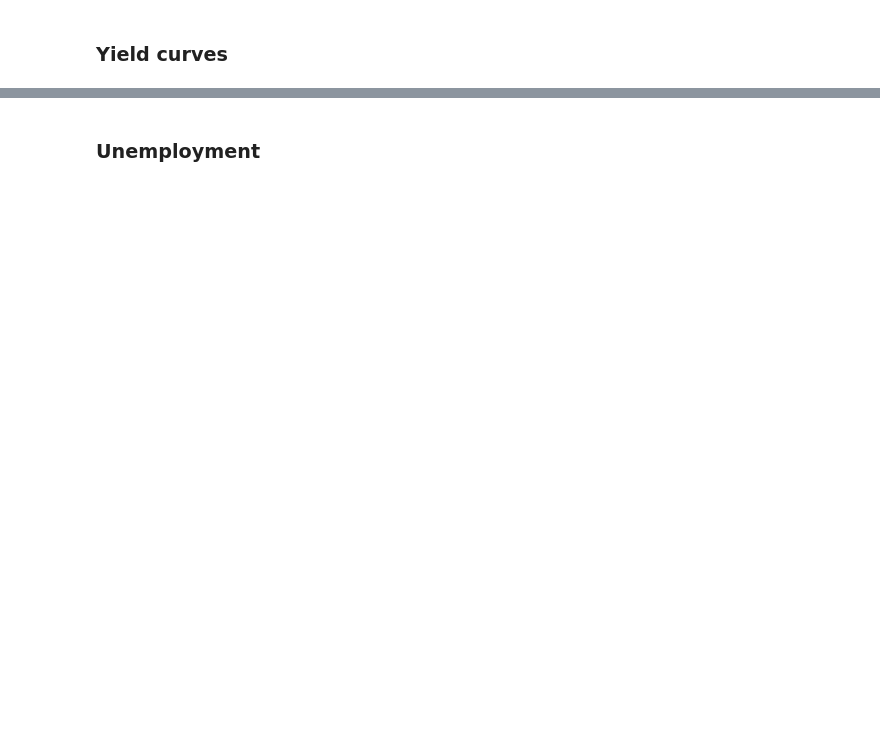
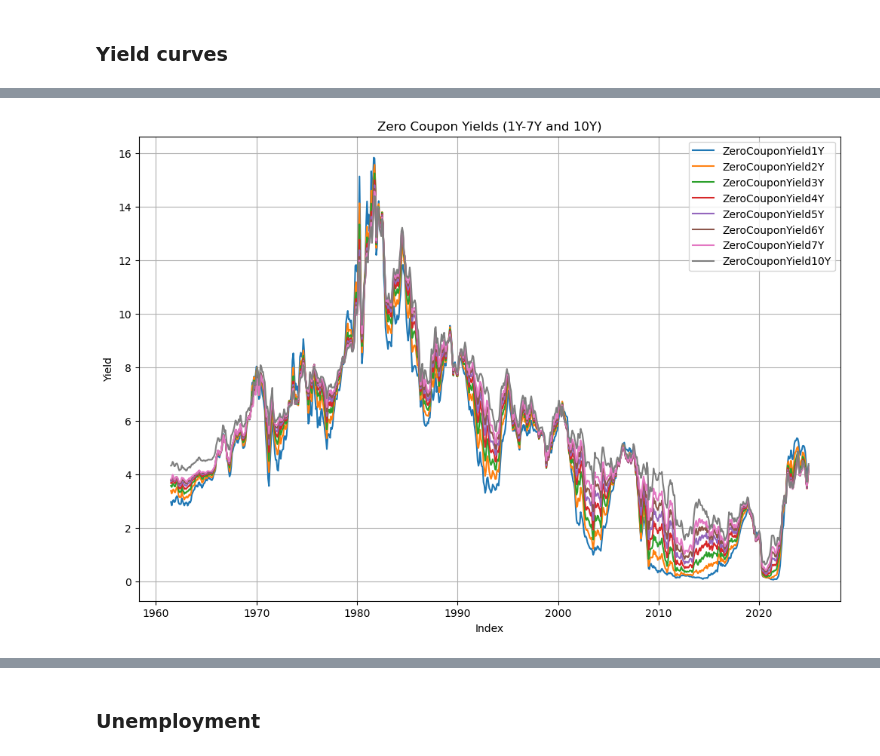
Before and after one commit to ChrisLato/AISE-4010-Project, a Jupyter notebook: Data Pre-processing.ipynb, the cells around one changed output, grey strips where cells are left out. Saved outputs shown, nothing was run; the diff lists cells and outputs as text; code cells hidden in the pictures; blank space fills up the shorter version.

```diff
--- a/Data Pre-processing.ipynb
+++ b/Data Pre-processing.ipynb
@@ -90,0 +194,35 @@ plt.show()
+# %%
+# Flatten the predictions to ensure compatibility
+data.loc[data[target_columnIFR].isna(), target_columnIFR] = predicted_10yIFR.flatten()
+data.loc[data[target_columnZCY].isna(), target_columnZCY] = predicted_10yZCY.flatten()
+
+# Save the updated dataset in its original format
+yield_data = data.iloc[::-1]
+# %%
+# Columns to plot
+columns_to_plot = [
+    'ZeroCouponYield1Y',
+    'ZeroCouponYield2Y',
+    'ZeroCouponYield3Y',
+    'ZeroCouponYield4Y',
+    'ZeroCouponYield5Y',
+    'ZeroCouponYield6Y',
+    'ZeroCouponYield7Y',
+    'ZeroCouponYield10Y'
+]
+
+
+# Plot the columns
+plt.figure(figsize=(12, 8))
+for col in columns_to_plot:
+    plt.plot(yield_data[col], label=col)
+
+# Add labels, legend, and title
+plt.xlabel('Index')
+plt.ylabel('Yield')
+plt.title('Zero Coupon Yields (1Y-7Y and 10Y)')
+plt.legend()
+plt.grid()
+plt.show()
+# %% [output]
+[figure, added]
```
Also changed, not shown: parts of 15 cells of this notebook.
